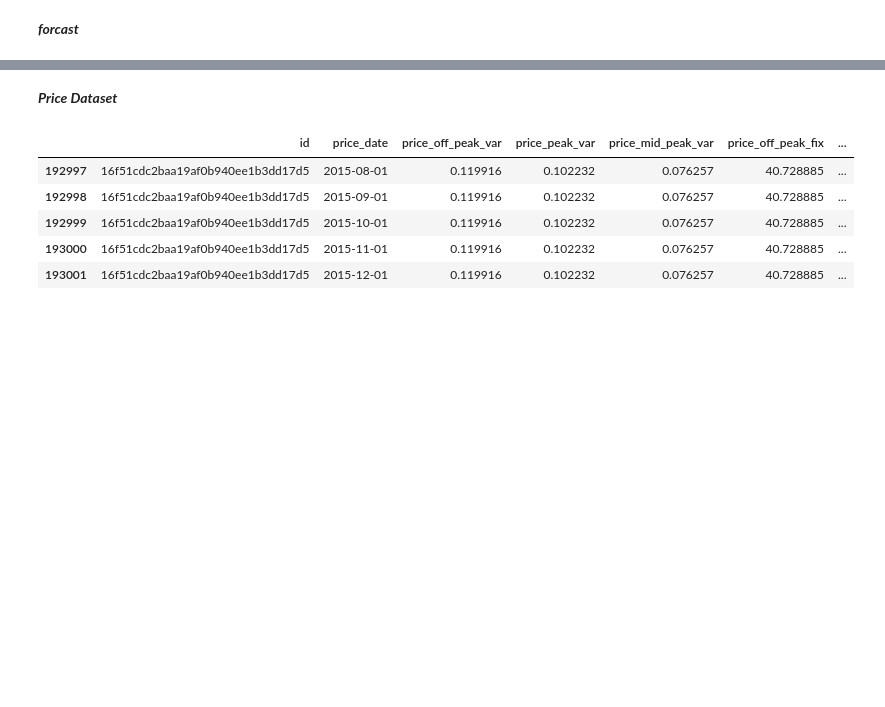
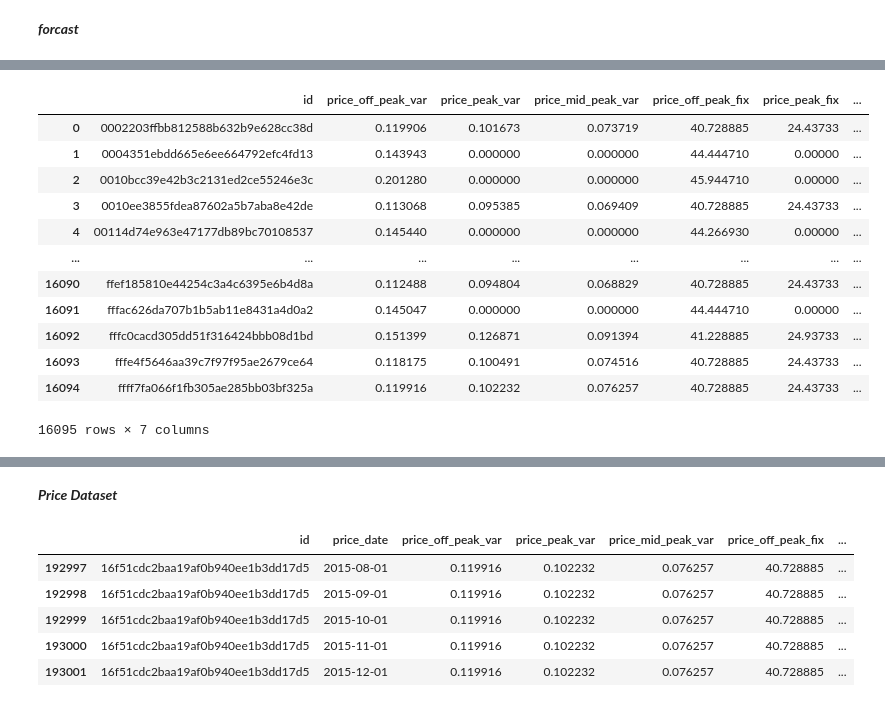
Before and after one commit to yash013/sme_customer_churn_problem, a Jupyter notebook: eda.ipynb, the cells around one changed output, grey strips where cells are left out. Cells and saved outputs as stored; diff of their text form; code cells hidden in the pictures; blank space fills up the shorter version.

Commit message:
mean_3m and mean_6m

```diff
--- a/eda.ipynb
+++ b/eda.ipynb
@@ -390,0 +472,16 @@ price_df.head(3)
+# %%
+mean_3m
+# %% [output]
+|  | id | price_off_peak_var | price_peak_var | price_mid_peak_var | price_off_peak_fix | price_peak_fix | ... |
+| 0 | 0002203ffbb812588b632b9e628cc38d | 0.119906 | 0.101673 | 0.073719 | 40.728885 | 24.43733 | ... |
+| 1 | 0004351ebdd665e6ee664792efc4fd13 | 0.143943 | 0.000000 | 0.000000 | 44.444710 | 0.00000 | ... |
+| 2 | 0010bcc39e42b3c2131ed2ce55246e3c | 0.201280 | 0.000000 | 0.000000 | 45.944710 | 0.00000 | ... |
+| 3 | 0010ee3855fdea87602a5b7aba8e42de | 0.113068 | 0.095385 | 0.069409 | 40.728885 | 24.43733 | ... |
+| 4 | 00114d74e963e47177db89bc70108537 | 0.145440 | 0.000000 | 0.000000 | 44.266930 | 0.00000 | ... |
+| ... | ... | ... | ... | ... | ... | ... | ... |
+| 16090 | ffef185810e44254c3a4c6395e6b4d8a | 0.112488 | 0.094804 | 0.068829 | 40.728885 | 24.43733 | ... |
+| 16091 | fffac626da707b1b5ab11e8431a4d0a2 | 0.145047 | 0.000000 | 0.000000 | 44.444710 | 0.00000 | ... |
+| 16092 | fffc0cacd305dd51f316424bbb08d1bd | 0.151399 | 0.126871 | 0.091394 | 41.228885 | 24.93733 | ... |
+| 16093 | fffe4f5646aa39c7f97f95ae2679ce64 | 0.118175 | 0.100491 | 0.074516 | 40.728885 | 24.43733 | ... |
+| 16094 | ffff7fa066f1fb305ae285bb03bf325a | 0.119916 | 0.102232 | 0.076257 | 40.728885 | 24.43733 | ... |
+16095 rows × 7 columns
```
Also changed, not shown: parts of 55 cells of this notebook.
